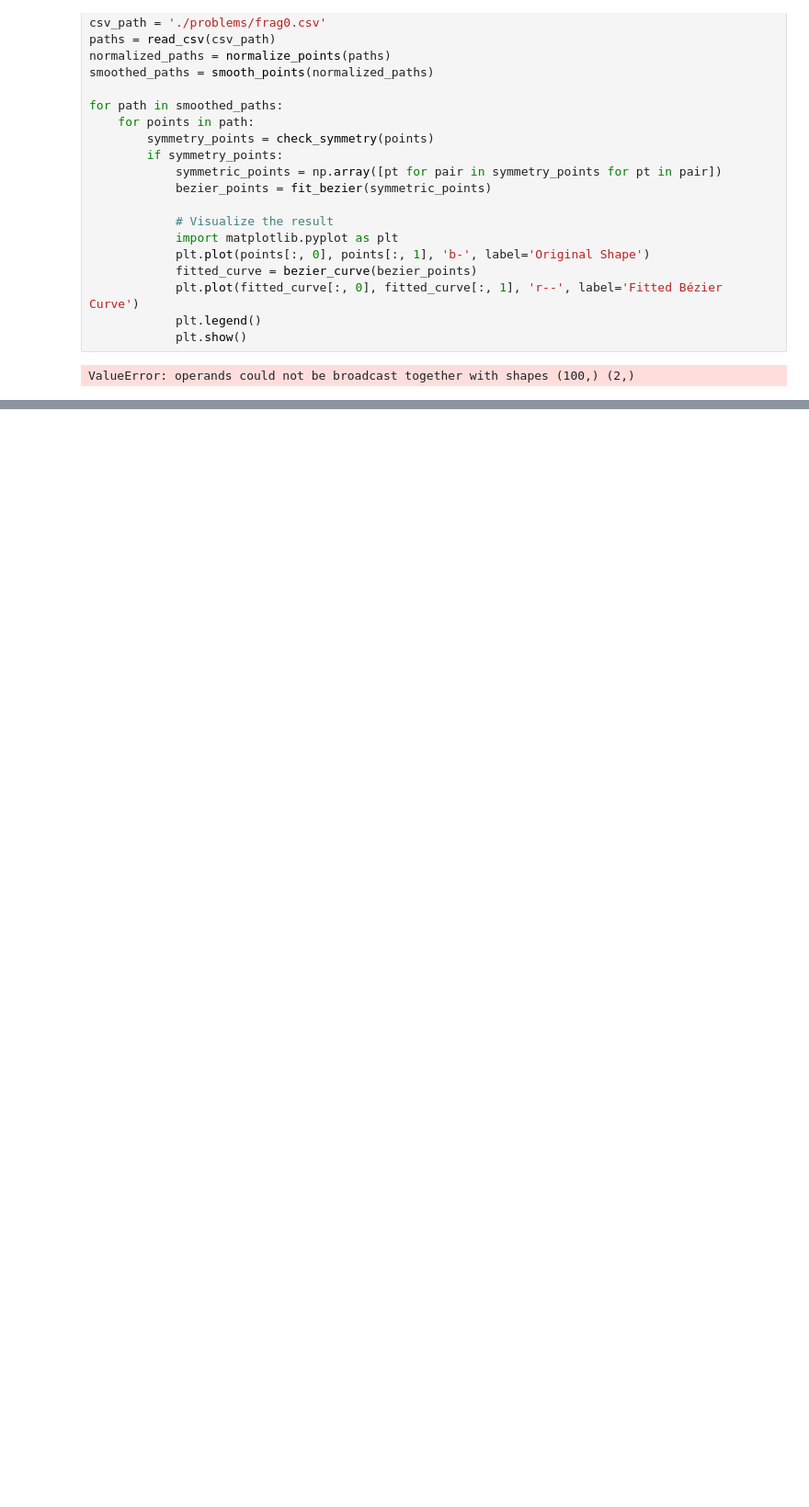
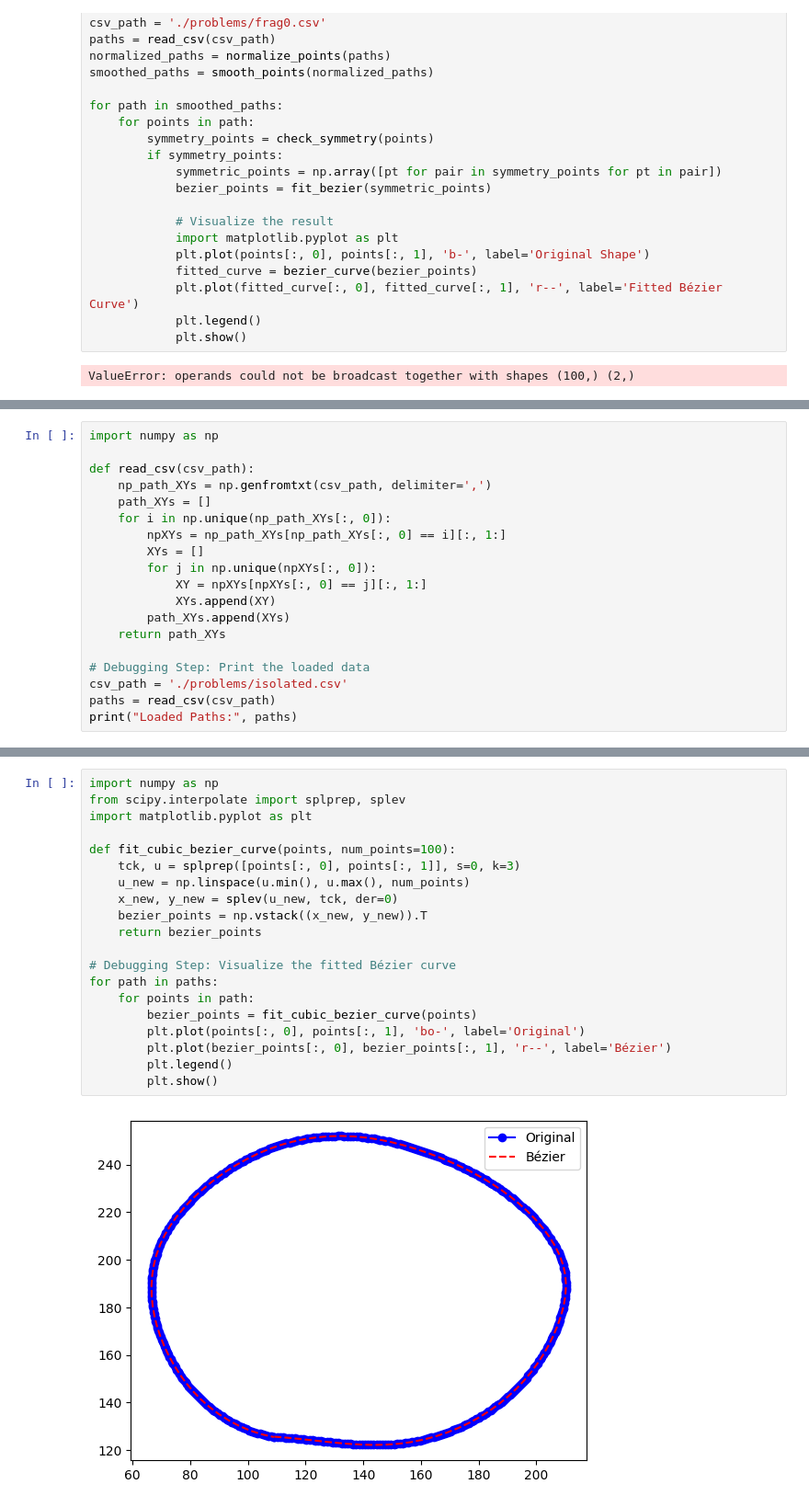
Before and after one commit to Cgarg9/adobe_hackathon, a Jupyter notebook: main.ipynb, the cells around one changed output, grey strips where cells are left out. Shown at 92% size. Drawn from its saved outputs; the diff is of its cells as text; blank space fills up the shorter version.

```diff
--- a/main.ipynb
+++ b/main.ipynb
@@ -343,0 +346,19 @@ ValueError: operands could not be broadcast together with shapes (100,) (2,)
+# %%
+import numpy as np
+
+def read_csv(csv_path):
+    np_path_XYs = np.genfromtxt(csv_path, delimiter=',')
+    path_XYs = []
+    for i in np.unique(np_path_XYs[:, 0]):
+        npXYs = np_path_XYs[np_path_XYs[:, 0] == i][:, 1:]
+        XYs = []
+        for j in np.unique(npXYs[:, 0]):
+            XY = npXYs[npXYs[:, 0] == j][:, 1:]
+            XYs.append(XY)
+        path_XYs.append(XYs)
+    return path_XYs
+
+# Debugging Step: Print the loaded data
+csv_path = './problems/isolated.csv'
+paths = read_csv(csv_path)
+print("Loaded Paths:", paths)
@@ -343,0 +409,22 @@ ValueError: operands could not be broadcast together with shapes (100,) (2,)
+# %%
+import numpy as np
+from scipy.interpolate import splprep, splev
+import matplotlib.pyplot as plt
+
+def fit_cubic_bezier_curve(points, num_points=100):
+    tck, u = splprep([points[:, 0], points[:, 1]], s=0, k=3)
+    u_new = np.linspace(u.min(), u.max(), num_points)
+    x_new, y_new = splev(u_new, tck, der=0)
+    bezier_points = np.vstack((x_new, y_new)).T
+    return bezier_points
+
+# Debugging Step: Visualize the fitted Bézier curve
+for path in paths:
+    for points in path:
+        bezier_points = fit_cubic_bezier_curve(points)
+        plt.plot(points[:, 0], points[:, 1], 'bo-', label='Original')
+        plt.plot(bezier_points[:, 0], bezier_points[:, 1], 'r--', label='Bézier')
+        plt.legend()
+        plt.show()
+# %% [output]
+[figure, added]
```
Also changed, not shown: parts of 6 cells of this notebook.
